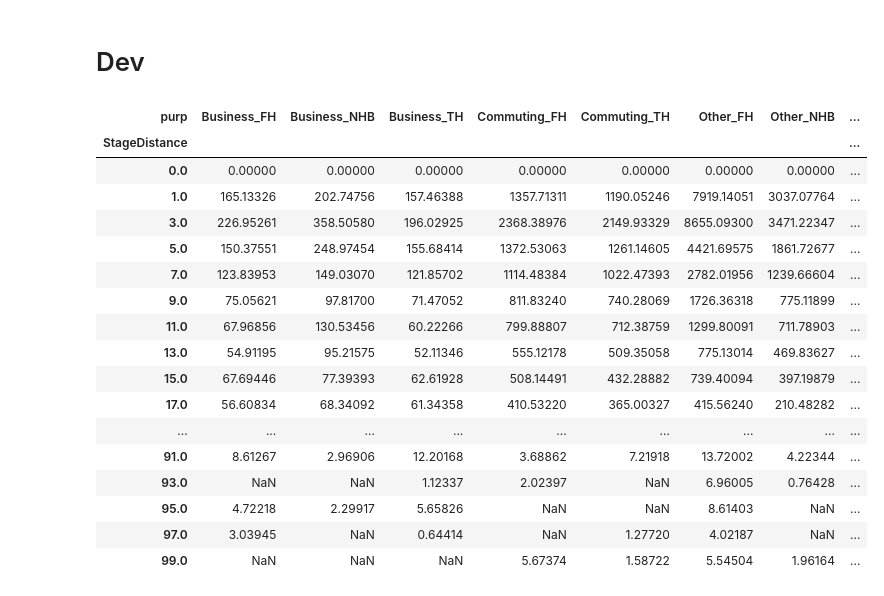
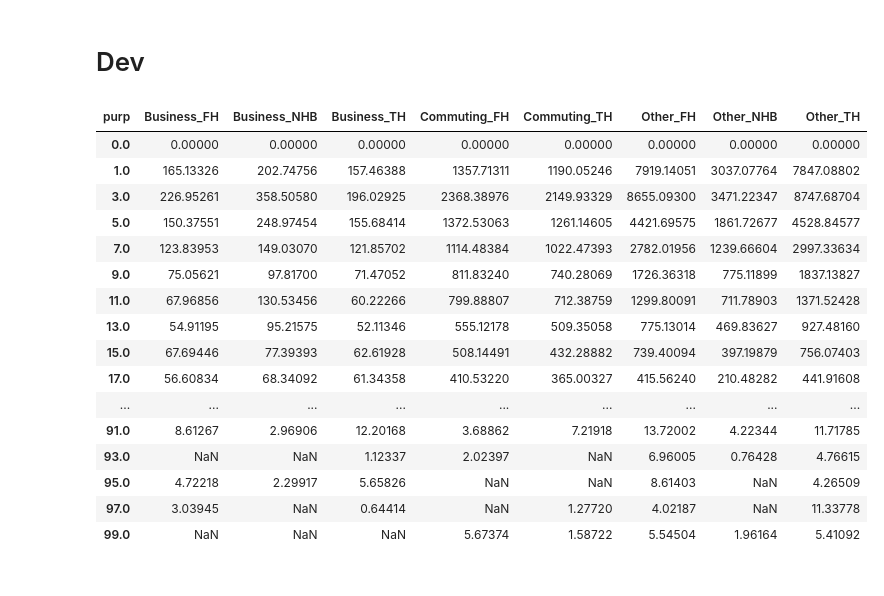
Before and after one commit to jabellcu/TPlanning_matrices, a Jupyter notebook: Gravity.ipynb, the cells around one changed output. Drawn from its saved outputs; the diff is of its cells as text; code cells hidden in the pictures.

```diff
--- a/Gravity.ipynb
+++ b/Gravity.ipynb
@@ -136,36 +136,3 @@ def lognorm_mu_sigma(params):
     return mu, sigma
 # %% [markdown]
 # Dev
-# %%
-TLDf = os.path.join('example_data', 'obsTLD.txt')
-TLD = pd.read_csv(TLDf, sep=', ', engine='python')
-TLD['purp'] = TLD['Purpose'] + '_' + TLD['Direction']
-TLD = TLD[['purp', 'Trips', 'StageDistance']]
-TLD['StageDistance'] = TLD['StageDistance'].apply(nband(2))
-TLD = TLD.groupby(['purp','StageDistance']).sum()['Trips'].unstack(1).T
-
-TLD = mid_interval_TLD(TLD)
-TLD.loc[0,:] = 0 ##THIS SEEM TO PREVENT A GOOD FIT
-TLD = TLD.sort_index()
-TLD = truncate_TLD(TLD, 100)
-
-TLD
-# %% [output]
-| purp | Business_FH | Business_NHB | Business_TH | Commuting_FH | Commuting_TH | Other_FH | Other_NHB | ... |
-| StageDistance |  |  |  |  |  |  |  | ... |
-| 0.0 | 0.00000 | 0.00000 | 0.00000 | 0.00000 | 0.00000 | 0.00000 | 0.00000 | ... |
-| 1.0 | 165.13326 | 202.74756 | 157.46388 | 1357.71311 | 1190.05246 | 7919.14051 | 3037.07764 | ... |
-| 3.0 | 226.95261 | 358.50580 | 196.02925 | 2368.38976 | 2149.93329 | 8655.09300 | 3471.22347 | ... |
-| 5.0 | 150.37551 | 248.97454 | 155.68414 | 1372.53063 | 1261.14605 | 4421.69575 | 1861.72677 | ... |
-| 7.0 | 123.83953 | 149.03070 | 121.85702 | 1114.48384 | 1022.47393 | 2782.01956 | 1239.66604 | ... |
-| 9.0 | 75.05621 | 97.81700 | 71.47052 | 811.83240 | 740.28069 | 1726.36318 | 775.11899 | ... |
-| 11.0 | 67.96856 | 130.53456 | 60.22266 | 799.88807 | 712.38759 | 1299.80091 | 711.78903 | ... |
-| 13.0 | 54.91195 | 95.21575 | 52.11346 | 555.12178 | 509.35058 | 775.13014 | 469.83627 | ... |
-| 15.0 | 67.69446 | 77.39393 | 62.61928 | 508.14491 | 432.28882 | 739.40094 | 397.19879 | ... |
-| 17.0 | 56.60834 | 68.34092 | 61.34358 | 410.53220 | 365.00327 | 415.56240 | 210.48282 | ... |
-| ... | ... | ... | ... | ... | ... | ... | ... | ... |
-| 91.0 | 8.61267 | 2.96906 | 12.20168 | 3.68862 | 7.21918 | 13.72002 | 4.22344 | ... |
-| 93.0 | NaN | NaN | 1.12337 | 2.02397 | NaN | 6.96005 | 0.76428 | ... |
-| 95.0 | 4.72218 | 2.29917 | 5.65826 | NaN | NaN | 8.61403 | NaN | ... |
-| 97.0 | 3.03945 | NaN | 0.64414 | NaN | 1.27720 | 4.02187 | NaN | ... |
-| 99.0 | NaN | NaN | NaN | 5.67374 | 1.58722 | 5.54504 | 1.96164 | ... |
@@ -172,2 +146,30 @@ TLD
+# %%
+tld = TLD(tld)
+
+tld = tld.band_agg(2, upper_band=False)
+tld = tld.mid_band()
+tld.set_zero()
+tld = tld.sort_index()
+tld = tld.truncate(100)
+
+tld
+# %% [output]
+| purp | Business_FH | Business_NHB | Business_TH | Commuting_FH | Commuting_TH | Other_FH | Other_NHB | Other_TH |
+| 0.0 | 0.00000 | 0.00000 | 0.00000 | 0.00000 | 0.00000 | 0.00000 | 0.00000 | 0.00000 |
+| 1.0 | 165.13326 | 202.74756 | 157.46388 | 1357.71311 | 1190.05246 | 7919.14051 | 3037.07764 | 7847.08802 |
+| 3.0 | 226.95261 | 358.50580 | 196.02925 | 2368.38976 | 2149.93329 | 8655.09300 | 3471.22347 | 8747.68704 |
+| 5.0 | 150.37551 | 248.97454 | 155.68414 | 1372.53063 | 1261.14605 | 4421.69575 | 1861.72677 | 4528.84577 |
+| 7.0 | 123.83953 | 149.03070 | 121.85702 | 1114.48384 | 1022.47393 | 2782.01956 | 1239.66604 | 2997.33634 |
+| 9.0 | 75.05621 | 97.81700 | 71.47052 | 811.83240 | 740.28069 | 1726.36318 | 775.11899 | 1837.13827 |
+| 11.0 | 67.96856 | 130.53456 | 60.22266 | 799.88807 | 712.38759 | 1299.80091 | 711.78903 | 1371.52428 |
+| 13.0 | 54.91195 | 95.21575 | 52.11346 | 555.12178 | 509.35058 | 775.13014 | 469.83627 | 927.48160 |
+| 15.0 | 67.69446 | 77.39393 | 62.61928 | 508.14491 | 432.28882 | 739.40094 | 397.19879 | 756.07403 |
+| 17.0 | 56.60834 | 68.34092 | 61.34358 | 410.53220 | 365.00327 | 415.56240 | 210.48282 | 441.91608 |
+| ... | ... | ... | ... | ... | ... | ... | ... | ... |
+| 91.0 | 8.61267 | 2.96906 | 12.20168 | 3.68862 | 7.21918 | 13.72002 | 4.22344 | 11.71785 |
+| 93.0 | NaN | NaN | 1.12337 | 2.02397 | NaN | 6.96005 | 0.76428 | 4.76615 |
+| 95.0 | 4.72218 | 2.29917 | 5.65826 | NaN | NaN | 8.61403 | NaN | 4.26509 |
+| 97.0 | 3.03945 | NaN | 0.64414 | NaN | 1.27720 | 4.02187 | NaN | 11.33778 |
+| 99.0 | NaN | NaN | NaN | 5.67374 | 1.58722 | 5.54504 | 1.96164 | 5.41092 |
 # %%
 OutputName = os.path.join('example_outputs', 'TLD.png')
```
Also changed, not shown: parts of 9 cells of this notebook, 1 other file.
